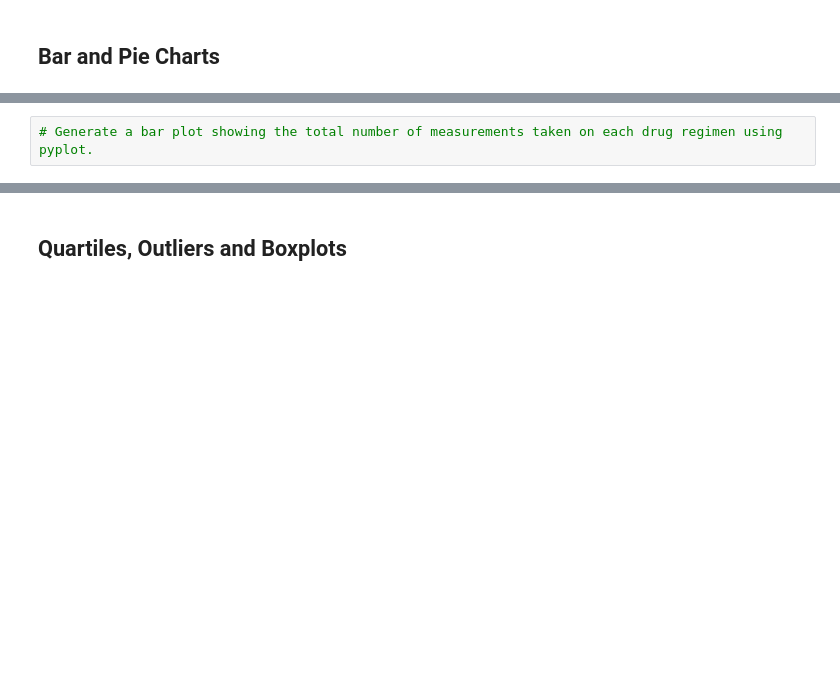
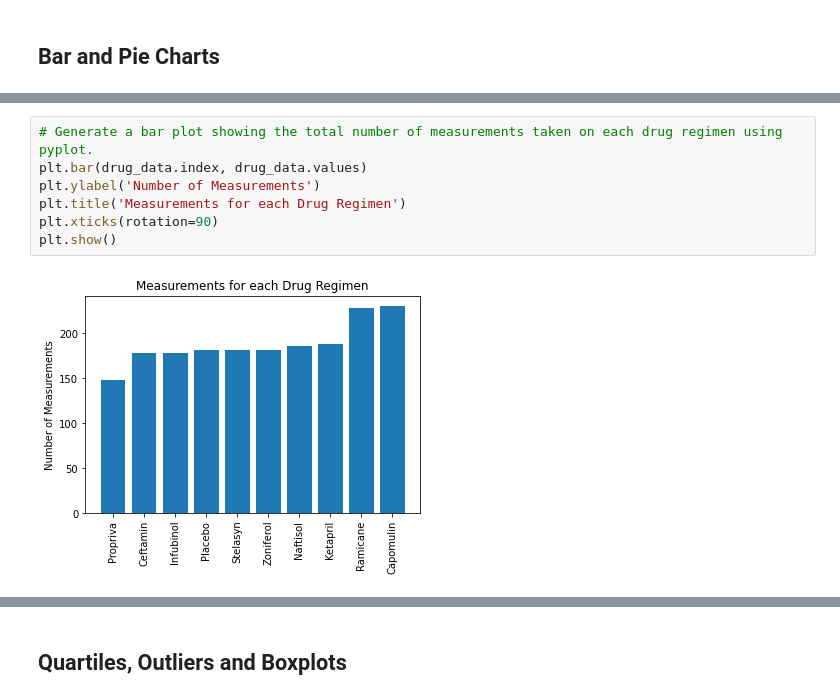
Before and after one commit to bgalde-dev/matplotlib-challenge, a Jupyter notebook: Pymaceuticals/pymaceuticals.ipynb, the cells around one changed output, grey strips where cells are left out. Cells and saved outputs as stored; diff of their text form; blank space fills up the shorter version.

```diff
--- a/Pymaceuticals/pymaceuticals.ipynb
+++ b/Pymaceuticals/pymaceuticals.ipynb
@@ -147,2 +164,9 @@ clean_mice_data.groupby('Drug Regimen').agg({'Tumor Volume (mm3)' : ['mean', 'me
 # %%
 # Generate a bar plot showing the total number of measurements taken on each drug regimen using pyplot.
+plt.bar(drug_data.index, drug_data.values)
+plt.ylabel('Number of Measurements')
+plt.title('Measurements for each Drug Regimen')
+plt.xticks(rotation=90)
+plt.show()
+# %% [output]
+[figure, added]
```
Also changed, not shown: parts of 14 cells of this notebook, 1 other file.
